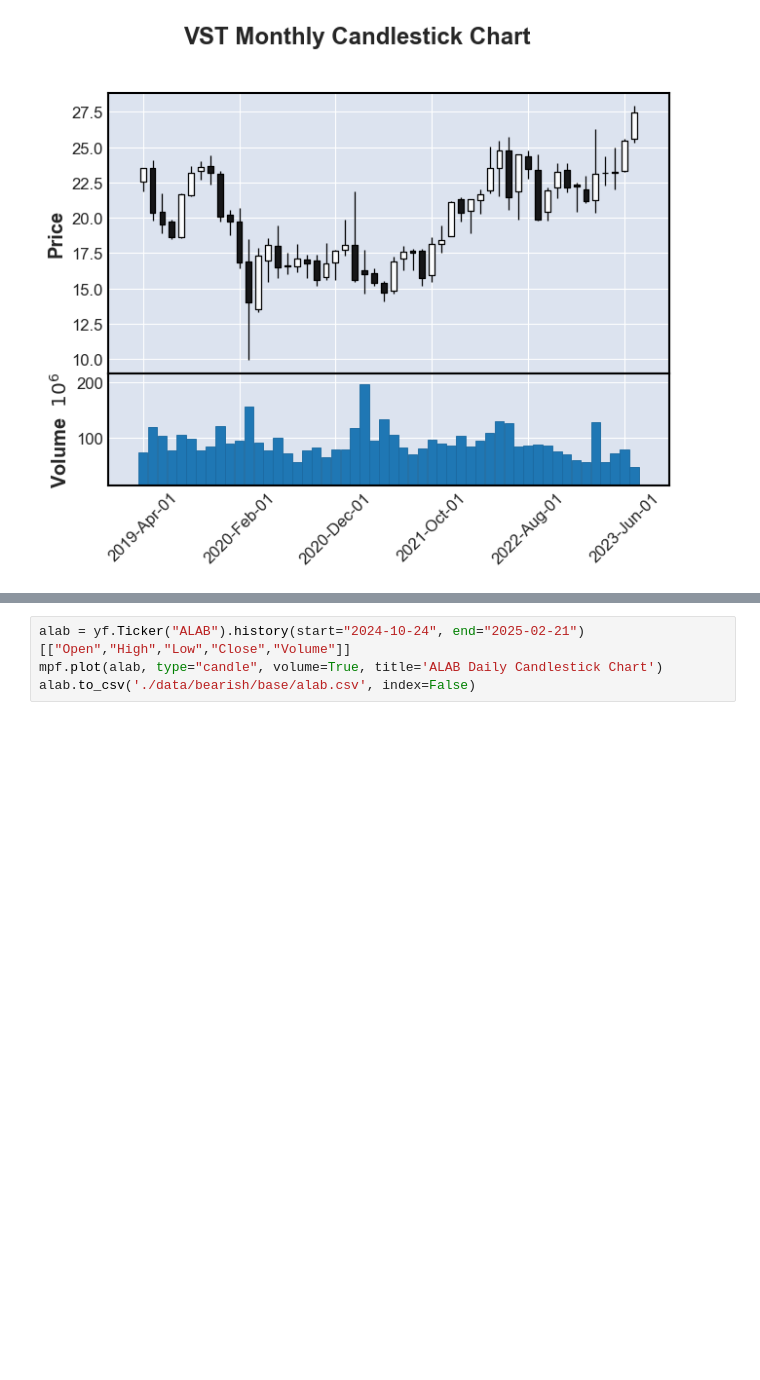
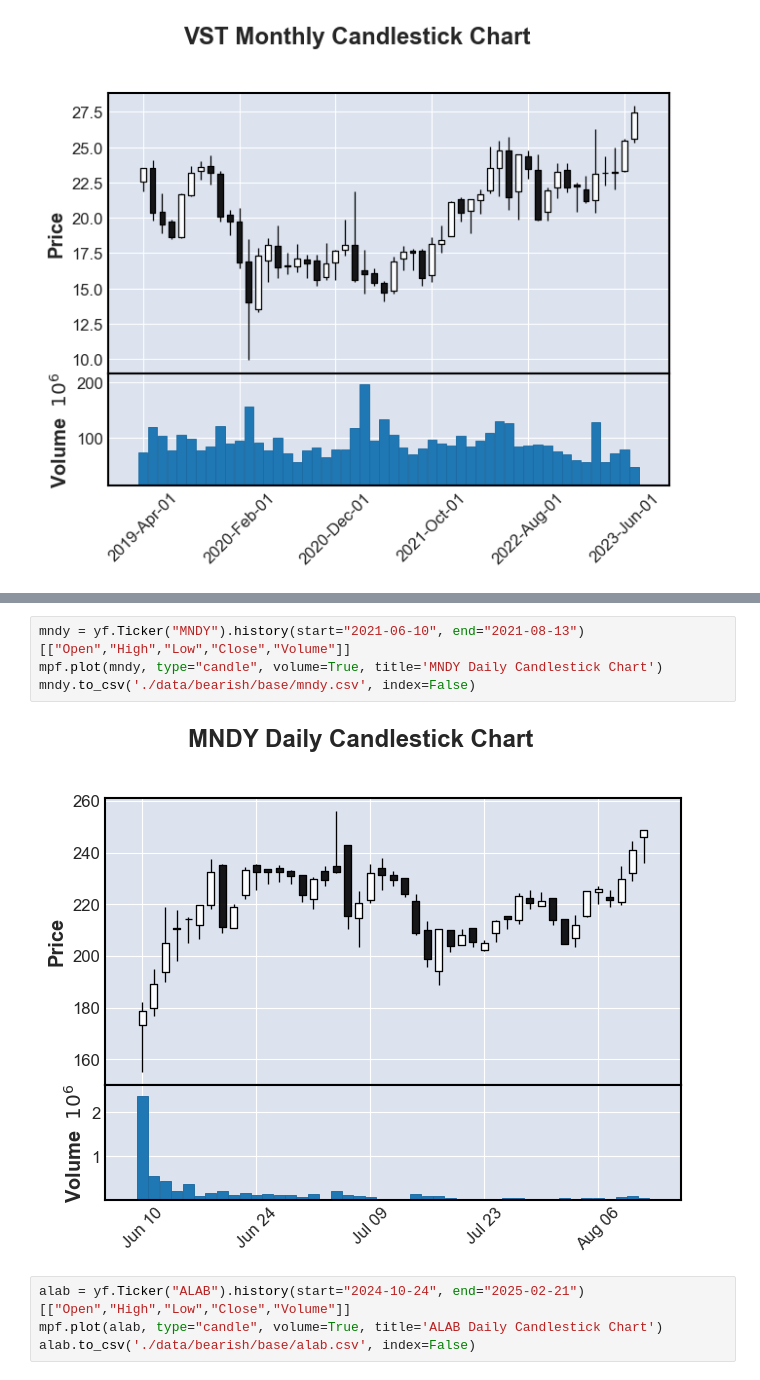
Before and after one commit to wilsonfong56/TA-with-Pandas, a Jupyter notebook: Technical Analysis Patterns.ipynb, the cells around one changed output, grey strips where cells are left out. Cells and saved outputs as stored; diff of their text form; blank space fills up the shorter version.

```diff
--- a/Technical Analysis Patterns.ipynb
+++ b/Technical Analysis Patterns.ipynb
@@ -80,3 +92,9 @@ vst.to_csv('./data/bullish/base/vst.csv', index=False)
+# %%
+mndy = yf.Ticker("MNDY").history(start="2021-06-10", end="2021-08-13")[["Open","High","Low","Close","Volume"]]
+mpf.plot(mndy, type="candle", volume=True, title='MNDY Daily Candlestick Chart')
+mndy.to_csv('./data/bearish/base/mndy.csv', index=False)
+# %% [output]
+[figure, added]
 # %%
 alab = yf.Ticker("ALAB").history(start="2024-10-24", end="2025-02-21")[["Open","High","Low","Close","Volume"]]
 mpf.plot(alab, type="candle", volume=True, title='ALAB Daily Candlestick Chart')
```
Also changed, not shown: parts of 3 cells of this notebook, 4 other files.
